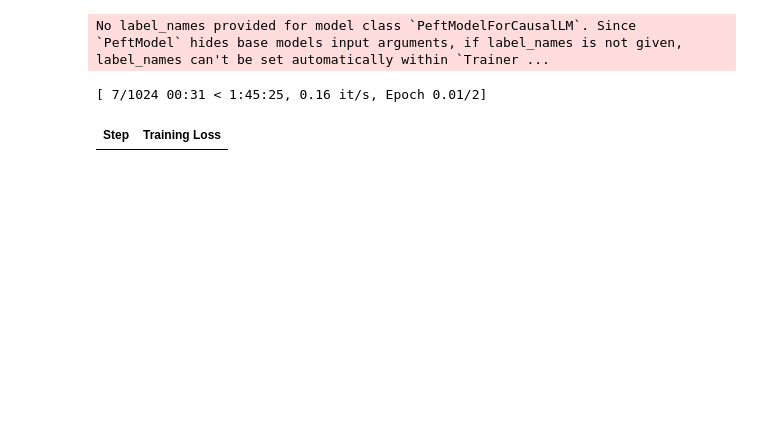
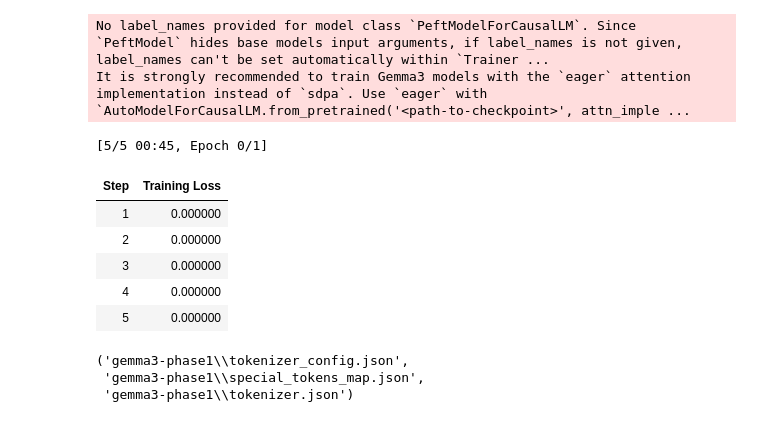
Before and after one commit to Kok-je/nlp_group19, a Jupyter notebook: phase1_distillation.ipynb, the cells around one changed output. Saved outputs shown, nothing was run; the diff lists cells and outputs as text; code cells hidden in the pictures; blank space fills up the shorter version.

Commit message:
Update to phase1 and phase2 code

```diff
--- a/phase1_distillation.ipynb
+++ b/phase1_distillation.ipynb
@@ -18,7 +18,8 @@ hf_token = os.getenv("HUGGINGFACE_API_KEY")
 # %%
 # ====== Load dataset ======
 def load_partition(path: str) -> Dataset:
-    df = pd.read_csv(path)
+    df = pd.read_csv(path).head(10)
     return Dataset.from_pandas(df)
 
-dataset = load_partition("./merged_dataset.csv")
+dataset = load_partition("./Student_Training_Data/GPT.csv")
+print(f"Loaded {len(dataset)} samples from dataset.")
@@ -25,24 +28,16 @@ dataset = load_partition("./merged_dataset.csv")
 # %%
 # ====== Tokenizer & Model Setup ======
-model_id = "meta-llama/Llama-3.2-1B-Instruct"
+model_id = "google/gemma-3-1b-it"
 
 tokenizer = AutoTokenizer.from_pretrained(model_id, token=hf_token, trust_remote_code=True)
 if tokenizer.pad_token is None:
     tokenizer.pad_token = tokenizer.eos_token
-
-bnb_config = BitsAndBytesConfig(
-    load_in_4bit=True,
-    bnb_4bit_quant_type="nf4",
-    bnb_4bit_compute_dtype=torch.float16,
-    bnb_4bit_use_double_quant=True,
-)
 
 model = AutoModelForCausalLM.from_pretrained(
     model_id,
     token=hf_token,
     trust_remote_code=True,
     torch_dtype=torch.float16,
-    quantization_config=bnb_config,
 )
 
 model = prepare_model_for_kbit_training(model)
@@ -91,32 +119,41 @@ tokenized_dataset = dataset.map(format_for_distillation, batched=True, remove_co
 # %%
 # ====== Training Args ======
 training_args = TrainingArguments(
-    output_dir="llama-student-phase1",
-    num_train_epochs=2,
-    per_device_train_batch_size=2,
-    gradient_accumulation_steps=8,
+    output_dir="gemma3-phase1",
+    num_train_epochs=1,
+    per_device_train_batch_size=1,
+    gradient_accumulation_steps=1,
     learning_rate=1e-4,
-    bf16=True,
-    logging_steps=10,
-    save_strategy="epoch",
+    max_steps=5,
+    logging_steps=1,
+    save_strategy="no",
     remove_unused_columns=False,
     max_grad_norm=1.0,
     report_to="none"
 )
 
 trainer = Trainer(
     model=model,
     args=training_args,
     train_dataset=tokenized_dataset
 )
 
 trainer.train()
-model.save_pretrained("llama-student-phase1")
-tokenizer.save_pretrained("llama-student-phase1")
+model.save_pretrained("gemma3-phase1")
+tokenizer.save_pretrained("gemma3-phase1")
 # %% [output]
 No label_names provided for model class `PeftModelForCausalLM`. Since `PeftModel` hides base models input arguments, if label_names is not given, label_names can't be set automatically within `Trainer ...
+It is strongly recommended to train Gemma3 models with the `eager` attention implementation instead of `sdpa`. Use `eager` with `AutoModelForCausalLM.from_pretrained('<path-to-checkpoint>', attn_imple ...
-[ 7/1024 00:31 < 1:45:25, 0.16 it/s, Epoch 0.01/2]
+[5/5 00:45, Epoch 0/1]
 | Step | Training Loss |
+| 1 | 0.000000 |
+| 2 | 0.000000 |
+| 3 | 0.000000 |
+| 4 | 0.000000 |
+| 5 | 0.000000 |
+('gemma3-phase1\\tokenizer_config.json',
+ 'gemma3-phase1\\special_tokens_map.json',
+ 'gemma3-phase1\\tokenizer.json')
 # %%
 import torch.nn.functional as F
 
```
Also changed, not shown: parts of 3 cells of this notebook, 8 other files.
